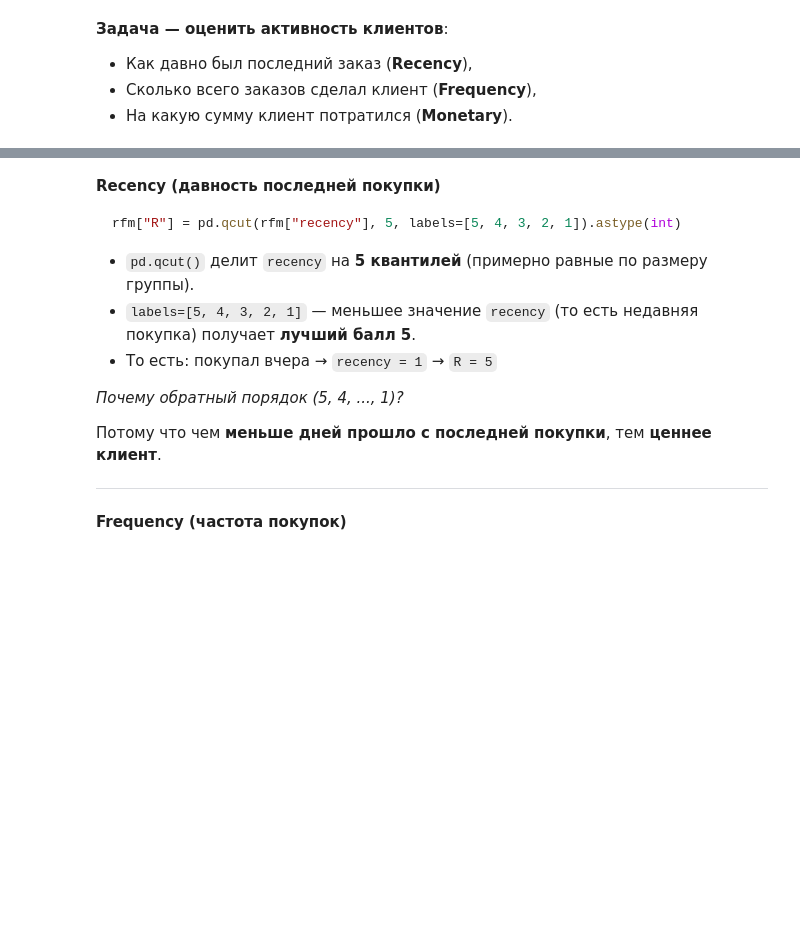
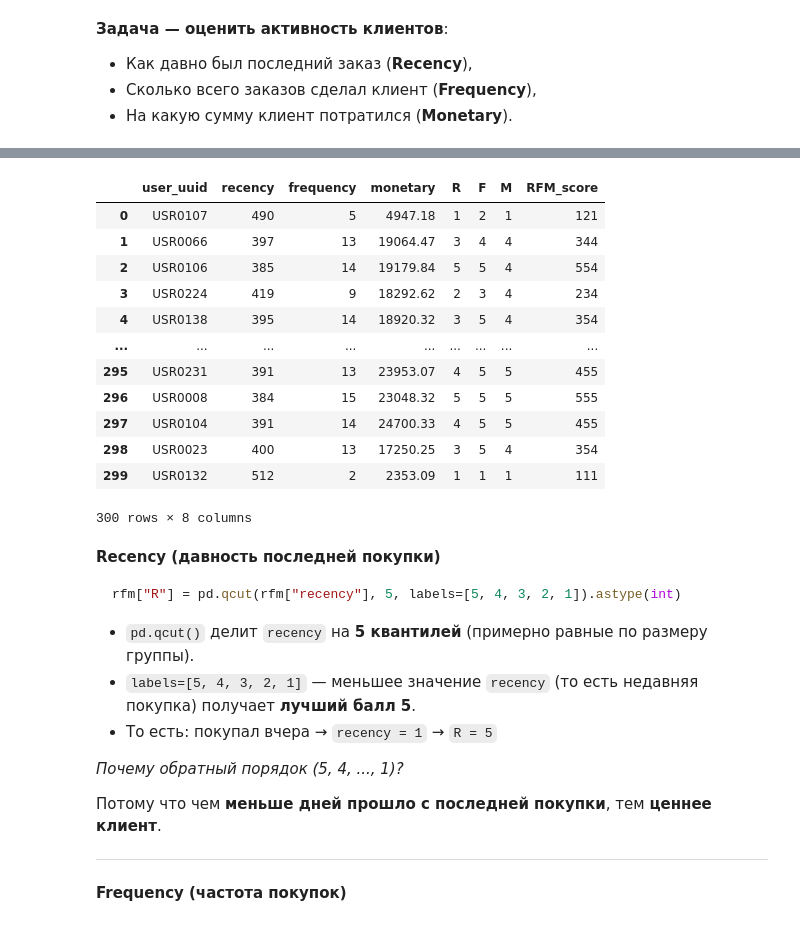
Before and after one commit to cpython-projects/da_2603, a Jupyter notebook: lesson_24.ipynb, the cells around one changed output, grey strips where cells are left out. Drawn from its saved outputs; the diff is of its cells as text; code cells hidden in the pictures; blank space fills up the shorter version.

```diff
--- a/lesson_24.ipynb
+++ b/lesson_24.ipynb
@@ -229,3 +570,25 @@ import plotly.express as px
+# %%
+# Разделение по квантилям (R/F/M-баллы)
+rfm["R"] = pd.qcut(rfm["recency"], 5, labels=[5, 4, 3, 2, 1]).astype(int)
+rfm["F"] = pd.qcut(rfm["frequency"].rank(method="first"), 5, labels=[1, 2, 3, 4, 5]).astype(int)
+rfm["M"] = pd.qcut(rfm["monetary"], 5, labels=[1, 2, 3, 4, 5]).astype(int)
+
+rfm["RFM_score"] = rfm["R"].astype(str) + rfm["F"].astype(str) + rfm["M"].astype(str)
+rfm
+# %% [output]
+|  | user_uuid | recency | frequency | monetary | R | F | M | RFM_score |
+| 0 | USR0107 | 490 | 5 | 4947.18 | 1 | 2 | 1 | 121 |
+| 1 | USR0066 | 397 | 13 | 19064.47 | 3 | 4 | 4 | 344 |
+| 2 | USR0106 | 385 | 14 | 19179.84 | 5 | 5 | 4 | 554 |
+| 3 | USR0224 | 419 | 9 | 18292.62 | 2 | 3 | 4 | 234 |
+| 4 | USR0138 | 395 | 14 | 18920.32 | 3 | 5 | 4 | 354 |
+| ... | ... | ... | ... | ... | ... | ... | ... | ... |
+| 295 | USR0231 | 391 | 13 | 23953.07 | 4 | 5 | 5 | 455 |
+| 296 | USR0008 | 384 | 15 | 23048.32 | 5 | 5 | 5 | 555 |
+| 297 | USR0104 | 391 | 14 | 24700.33 | 4 | 5 | 5 | 455 |
+| 298 | USR0023 | 400 | 13 | 17250.25 | 3 | 5 | 4 | 354 |
+| 299 | USR0132 | 512 | 2 | 2353.09 | 1 | 1 | 1 | 111 |
+300 rows × 8 columns
 # %% [markdown]
 **Recency (давность последней покупки)**
 
```
Also changed, not shown: parts of 44 cells of this notebook.
